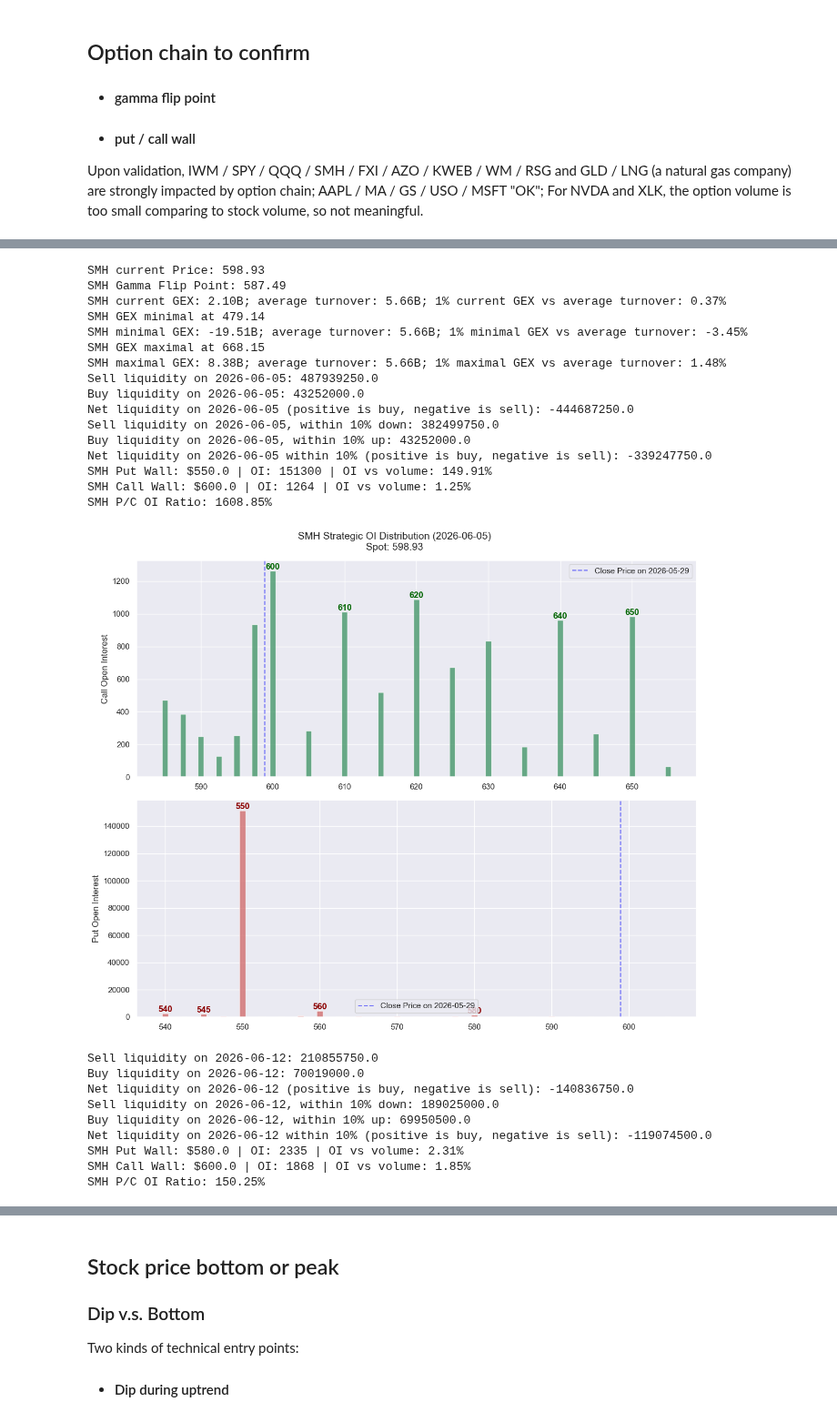
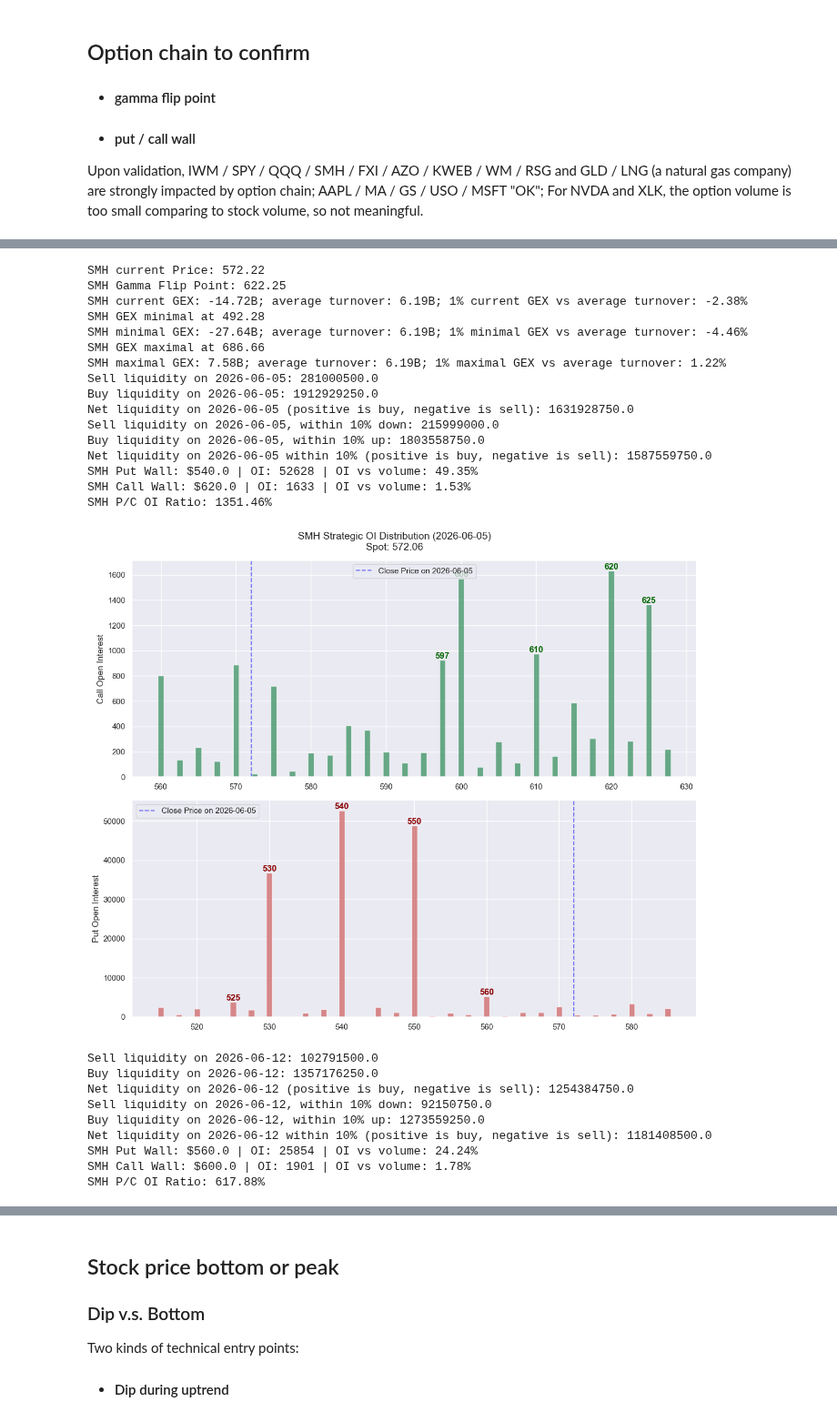
Before and after one commit to Yuchen-Peng/trading_strategy, a Jupyter notebook: notebooks/Quantitative_model.ipynb, the cells around one changed output, grey strips where cells are left out. Shown at 91% size. Cells and saved outputs as stored; diff of their text form; code cells hidden in the pictures.

```diff
--- a/notebooks/Quantitative_model.ipynb
+++ b/notebooks/Quantitative_model.ipynb
@@ -308,4 +162,5 @@ flip_price, current_gex_value = quant.find_gamma_flip('smh')
 quant.get_option_walls("smh", "2026-06-05")
 quant.get_option_walls("smh", "2026-06-12")
 quant.get_option_walls("smh", "2026-06-18")
+quant.get_option_walls("smh", "2026-07-17")
 # %% [output]
@@ -313,26 +168,26 @@ quant.get_option_walls("smh", "2026-06-18")
-SMH current Price: 598.93
-SMH Gamma Flip Point: 587.49
-SMH current GEX: 2.10B; average turnover: 5.66B; 1% current GEX vs average turnover: 0.37%
-SMH GEX minimal at 479.14
-SMH minimal GEX: -19.51B; average turnover: 5.66B; 1% minimal GEX vs average turnover: -3.45%
-SMH GEX maximal at 668.15
-SMH maximal GEX: 8.38B; average turnover: 5.66B; 1% maximal GEX vs average turnover: 1.48%
-Sell liquidity on 2026-06-05: 487939250.0
-Buy liquidity on 2026-06-05: 43252000.0
-Net liquidity on 2026-06-05 (positive is buy, negative is sell): -444687250.0
-Sell liquidity on 2026-06-05, within 10% down: 382499750.0
-Buy liquidity on 2026-06-05, within 10% up: 43252000.0
-Net liquidity on 2026-06-05 within 10% (positive is buy, negative is sell): -339247750.0
-SMH Put Wall: $550.0 | OI: 151300 | OI vs volume: 149.91%
-SMH Call Wall: $600.0 | OI: 1264 | OI vs volume: 1.25%
-SMH P/C OI Ratio: 1608.85%
+SMH current Price: 572.22
+SMH Gamma Flip Point: 622.25
+SMH current GEX: -14.72B; average turnover: 6.19B; 1% current GEX vs average turnover: -2.38%
+SMH GEX minimal at 492.28
+SMH minimal GEX: -27.64B; average turnover: 6.19B; 1% minimal GEX vs average turnover: -4.46%
+SMH GEX maximal at 686.66
+SMH maximal GEX: 7.58B; average turnover: 6.19B; 1% maximal GEX vs average turnover: 1.22%
+Sell liquidity on 2026-06-05: 281000500.0
+Buy liquidity on 2026-06-05: 1912929250.0
+Net liquidity on 2026-06-05 (positive is buy, negative is sell): 1631928750.0
+Sell liquidity on 2026-06-05, within 10% down: 215999000.0
+Buy liquidity on 2026-06-05, within 10% up: 1803558750.0
+Net liquidity on 2026-06-05 within 10% (positive is buy, negative is sell): 1587559750.0
+SMH Put Wall: $540.0 | OI: 52628 | OI vs volume: 49.35%
+SMH Call Wall: $620.0 | OI: 1633 | OI vs volume: 1.53%
+SMH P/C OI Ratio: 1351.46%
-[figure, old version]
+[figure, new version]
-Sell liquidity on 2026-06-12: 210855750.0
-Buy liquidity on 2026-06-12: 70019000.0
-Net liquidity on 2026-06-12 (positive is buy, negative is sell): -140836750.0
-Sell liquidity on 2026-06-12, within 10% down: 189025000.0
-Buy liquidity on 2026-06-12, within 10% up: 69950500.0
-Net liquidity on 2026-06-12 within 10% (positive is buy, negative is sell): -119074500.0
-SMH Put Wall: $580.0 | OI: 2335 | OI vs volume: 2.31%
-SMH Call Wall: $600.0 | OI: 1868 | OI vs volume: 1.85%
-SMH P/C OI Ratio: 150.25%
+Sell liquidity on 2026-06-12: 102791500.0
+Buy liquidity on 2026-06-12: 1357176250.0
+Net liquidity on 2026-06-12 (positive is buy, negative is sell): 1254384750.0
+Sell liquidity on 2026-06-12, within 10% down: 92150750.0
+Buy liquidity on 2026-06-12, within 10% up: 1273559250.0
+Net liquidity on 2026-06-12 within 10% (positive is buy, negative is sell): 1181408500.0
+SMH Put Wall: $560.0 | OI: 25854 | OI vs volume: 24.24%
+SMH Call Wall: $600.0 | OI: 1901 | OI vs volume: 1.78%
+SMH P/C OI Ratio: 617.88%
```
Also changed, not shown: parts of 16 cells of this notebook, 2 other files.
